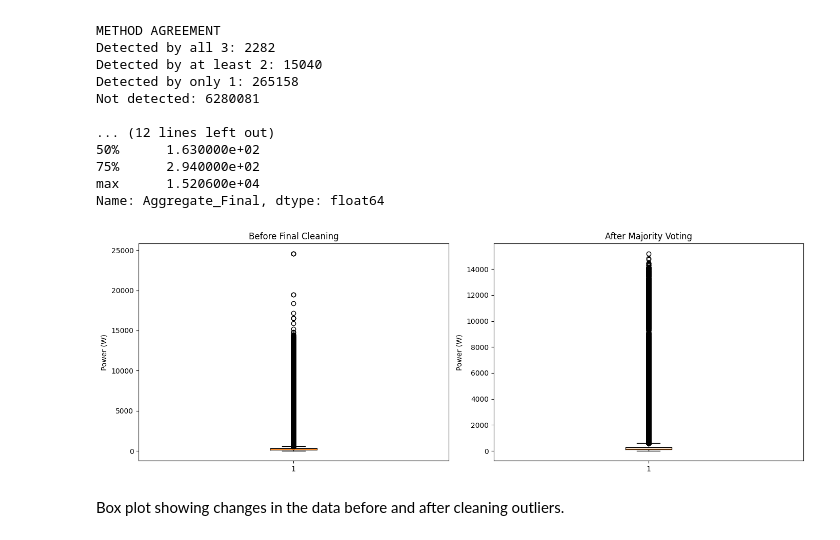
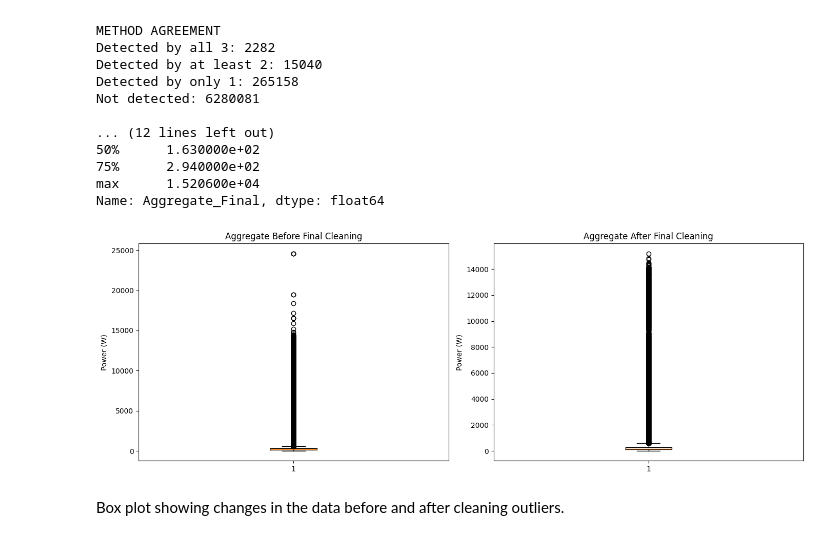
Before and after one commit to Pradyumna-Borate/Smart_Home_Appliances_Manager, a Jupyter notebook: notebooks/Data_preparation_and_EDA.ipynb, the cells around one changed output. Drawn from its saved outputs; the diff is of its cells as text; code cells hidden in the pictures.

```diff
--- a/notebooks/Data_preparation_and_EDA.ipynb
+++ b/notebooks/Data_preparation_and_EDA.ipynb
@@ -1380,22 +1380,22 @@ Name: Aggregate_Final, dtype: float64
 # %%
 fig, axes = plt.subplots(1, 2, figsize=(14, 5))
 
 axes[0].boxplot(
     combined_clean["Aggregate_Corrected"].dropna()
 )
-axes[0].set_title("Before Final Cleaning")
+axes[0].set_title("Aggregate Before Final Cleaning")
 axes[0].set_ylabel("Power (W)")
 
 axes[1].boxplot(
     combined_clean["Aggregate_Final"].dropna()
 )
-axes[1].set_title("After Majority Voting")
+axes[1].set_title("Aggregate After Final Cleaning")
 axes[1].set_ylabel("Power (W)")
 
 plt.tight_layout()
 plt.show()
 # %% [output]
-[figure, old version]
+[figure, new version]
 # %% [markdown]
 Box plot showing changes in the data before and after cleaning outliers.
 # %%
```
Also changed, not shown: parts of 5 cells of this notebook.
